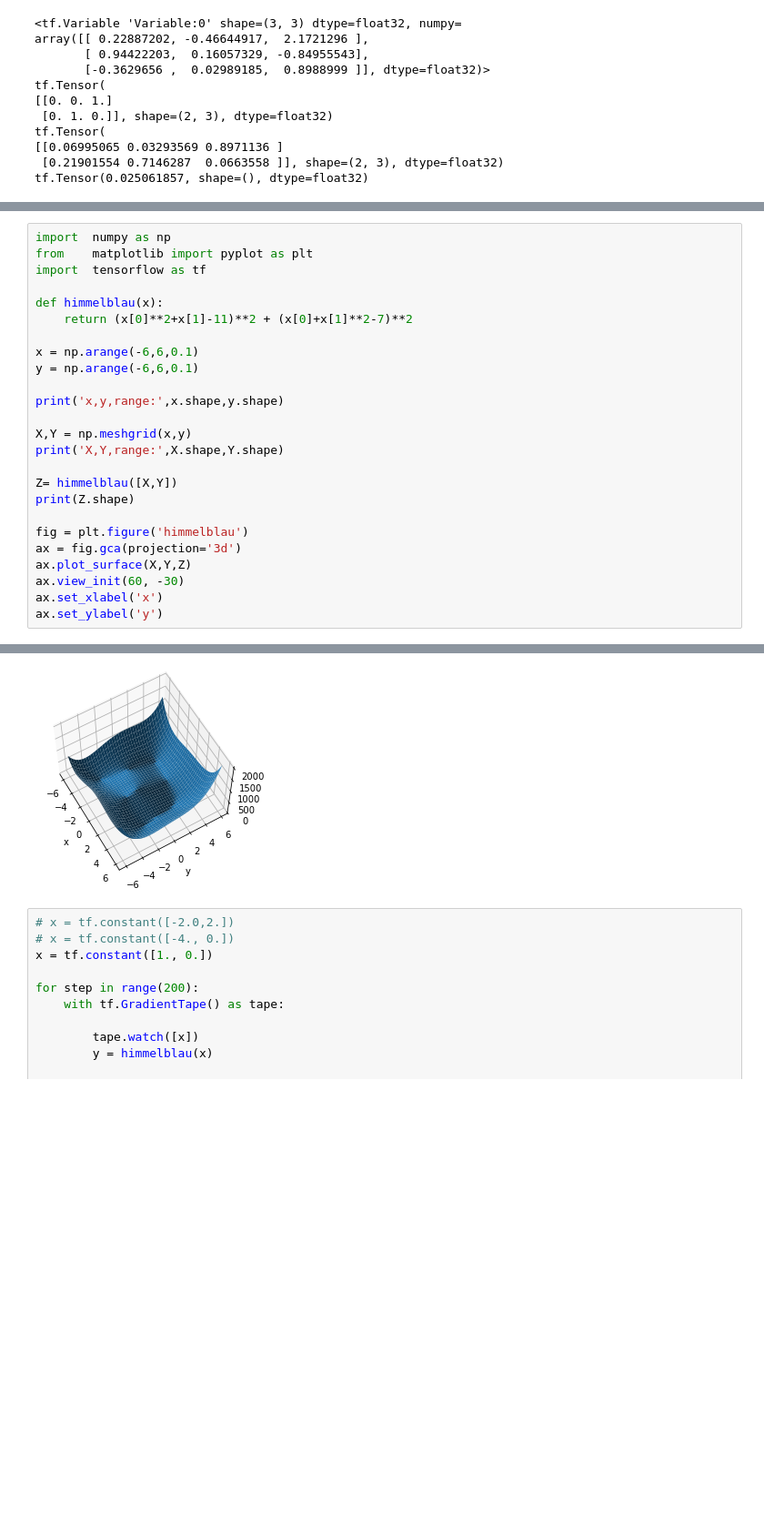
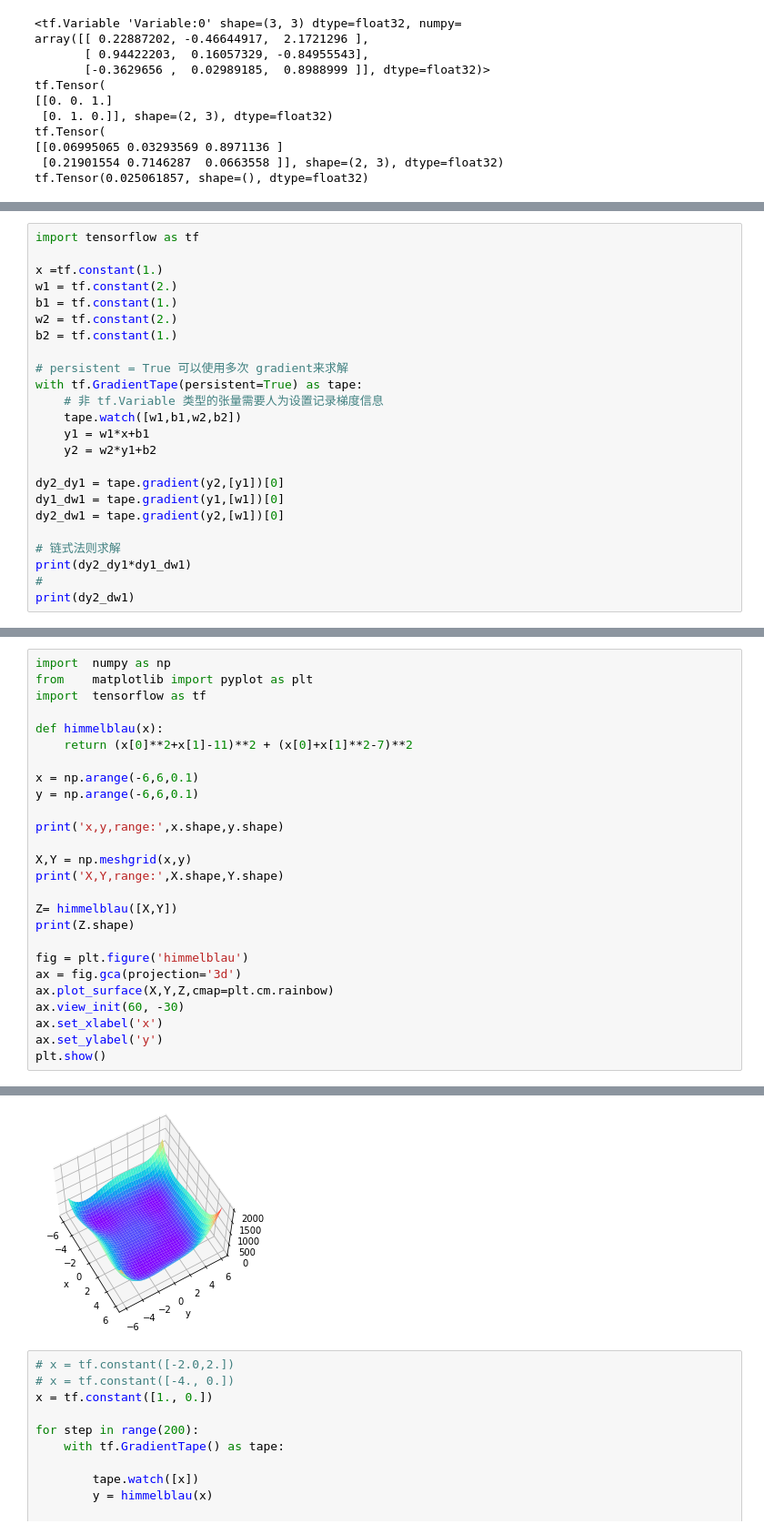
Before and after one commit to fioletflying/DeepLearning, a Jupyter notebook: TensorflowPractice/TF2_30days/day7/single_output_gradient.ipynb, the cells around one changed output, grey strips where cells are left out. Shown at 91% size. Saved outputs shown, nothing was run; the diff lists cells and outputs as text; blank space fills up the shorter version.

```diff
--- a/TensorflowPractice/TF2_30days/day7/single_output_gradient.ipynb
+++ b/TensorflowPractice/TF2_30days/day7/single_output_gradient.ipynb
@@ -71,0 +74,24 @@ tf.Tensor(0.025061857, shape=(), dtype=float32)
+# %%
+import tensorflow as tf
+
+x =tf.constant(1.)
+w1 = tf.constant(2.)
+b1 = tf.constant(1.)
+w2 = tf.constant(2.)
+b2 = tf.constant(1.)
+
+# persistent = True 可以使用多次 gradient来求解
+with tf.GradientTape(persistent=True) as tape:
+    # 非 tf.Variable 类型的张量需要人为设置记录梯度信息
+    tape.watch([w1,b1,w2,b2])
+    y1 = w1*x+b1
+    y2 = w2*y1+b2
+
+dy2_dy1 = tape.gradient(y2,[y1])[0]
+dy1_dw1 = tape.gradient(y1,[w1])[0]
+dy2_dw1 = tape.gradient(y2,[w1])[0]
+
+# 链式法则求解
+print(dy2_dy1*dy1_dw1)
+#
+print(dy2_dw1)
@@ -92,10 +122,11 @@ print(Z.shape)
 
 fig = plt.figure('himmelblau')
 ax = fig.gca(projection='3d')
-ax.plot_surface(X,Y,Z)
+ax.plot_surface(X,Y,Z,cmap=plt.cm.rainbow)
 ax.view_init(60, -30)
 ax.set_xlabel('x')
 ax.set_ylabel('y')
+plt.show()
 # %% [output]
 x,y,range: (120,) (120,)
 X,Y,range: (120, 120) (120, 120)
@@ -104,4 +134,4 @@ Text(0.5, 0, 'y')
-[figure, old version]
+[figure, new version]
 # %%
 # x = tf.constant([-2.0,2.])
 # x = tf.constant([-4., 0.])
```
Also changed, not shown: parts of 6 cells of this notebook.
